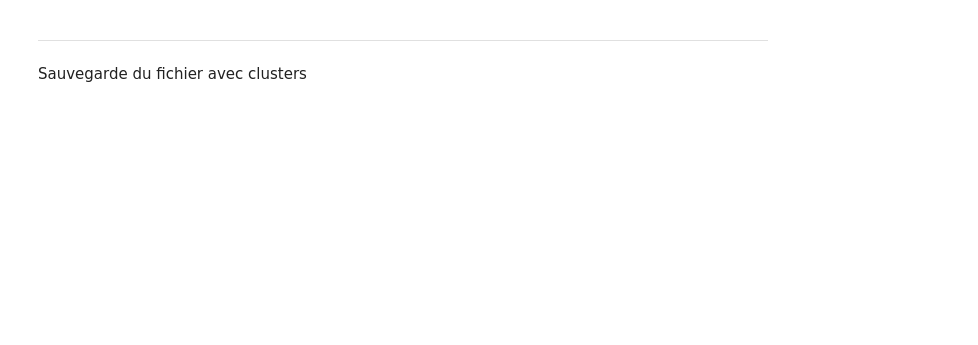
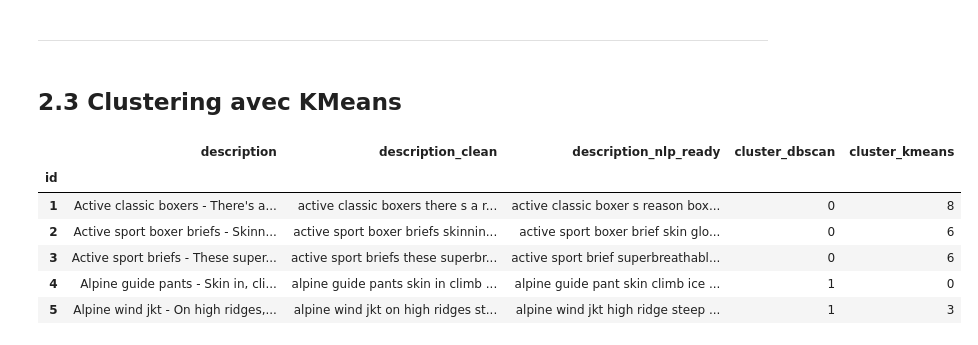
Before and after one commit to Marjorie-J/DSFS_Certification, a Jupyter notebook: Bloc_3_The_North_Face/src/02_The_North_Face_Clustering.ipynb, the cells around one changed output. Cells and saved outputs as stored; diff of their text form; code cells hidden in the pictures; blank space fills up the shorter version.

Commit message:
add KMeans

```diff
--- a/Bloc_3_The_North_Face/src/02_The_North_Face_Clustering.ipynb
+++ b/Bloc_3_The_North_Face/src/02_The_North_Face_Clustering.ipynb
@@ -157,4 +169,2 @@ for cluster_id in sorted(clusters):
 # %% [markdown]
 ---
-# %% [markdown]
-Sauvegarde du fichier avec clusters
@@ -162,0 +171,20 @@ df_corpus.to_csv("../datas/sample-data-clean-clusters.csv")
+# %% [markdown]
+## 2.3 Clustering avec KMeans
+# %%
+# On applique les paramètres les plus adaptés
+kmeans = KMeans(n_clusters=15, random_state=42)
+# On entraine KMeans sur X, car il s'agit déjà d'une matrice TF-IDF normalisée
+labels = kmeans.fit_predict(X)
+
+# On ajoute le numéro du cluster associé à chaque article dans le dataframe
+df_corpus["cluster_kmeans"] = labels
+# %%
+df_corpus.head()
+# %% [output]
+|  | description | description_clean | description_nlp_ready | cluster_dbscan | cluster_kmeans |
+| id |  |  |  |  |  |
+| 1 | Active classic boxers - There's a... | active classic boxers there s a r... | active classic boxer s reason box... | 0 | 8 |
+| 2 | Active sport boxer briefs - Skinn... | active sport boxer briefs skinnin... | active sport boxer brief skin glo... | 0 | 6 |
+| 3 | Active sport briefs - These super... | active sport briefs these superbr... | active sport brief superbreathabl... | 0 | 6 |
+| 4 | Alpine guide pants - Skin in, cli... | alpine guide pants skin in climb ... | alpine guide pant skin climb ice ... | 1 | 0 |
+| 5 | Alpine wind jkt - On high ridges,... | alpine wind jkt on high ridges st... | alpine wind jkt high ridge steep ... | 1 | 3 |
```
Also changed, not shown: parts of 19 cells of this notebook, 7 other files.
